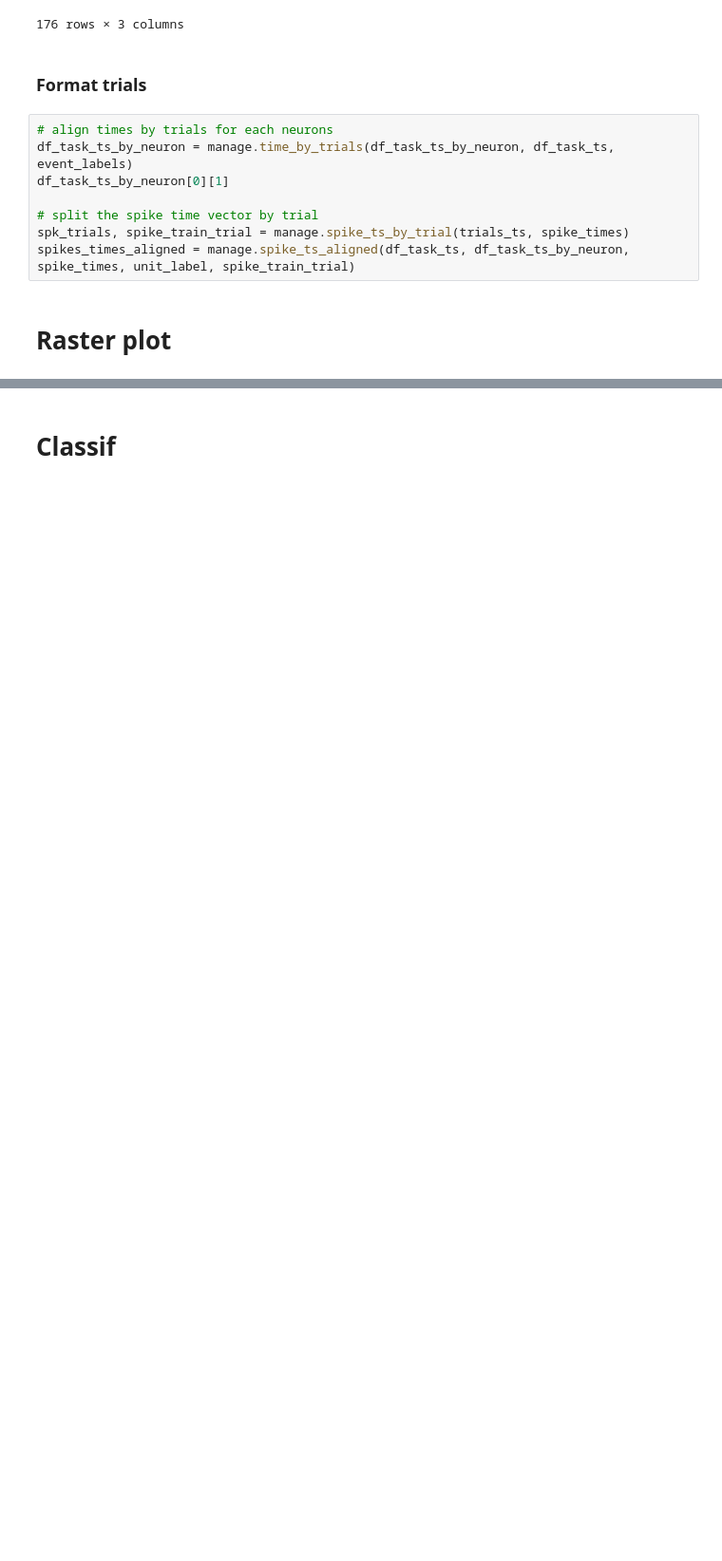
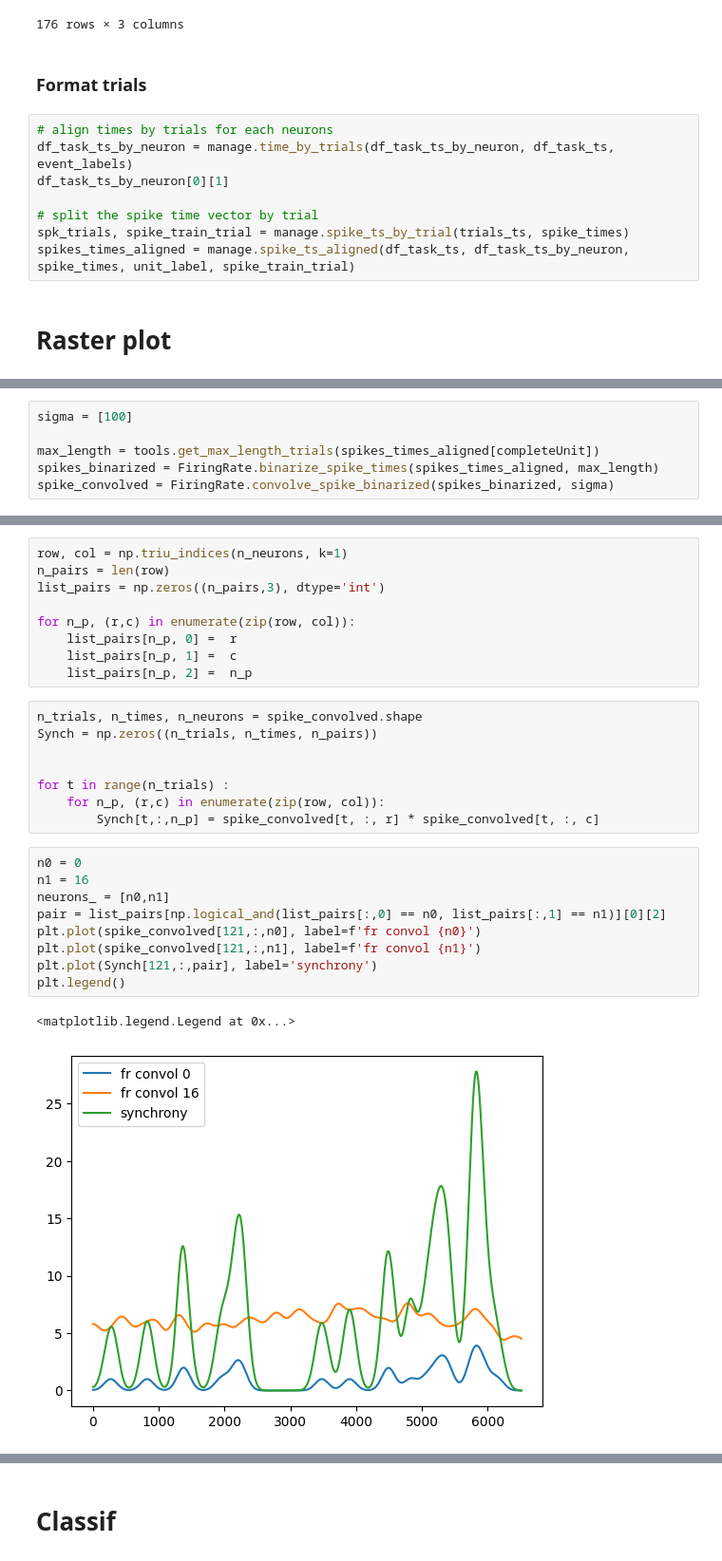
Before and after one commit to Lamifsud/pattern_classification_git, a Jupyter notebook: pipeline_drafts/HistGrad.ipynb, the cells around one changed output, grey strips where cells are left out. Shown at 95% size. Drawn from its saved outputs; the diff is of its cells as text; blank space fills up the shorter version.

```diff
--- a/pipeline_drafts/HistGrad.ipynb
+++ b/pipeline_drafts/HistGrad.ipynb
@@ -144,0 +158,6 @@ plt.show()
+# %%
+sigma = [100]
+
+max_length = tools.get_max_length_trials(spikes_times_aligned[completeUnit])
+spikes_binarized = FiringRate.binarize_spike_times(spikes_times_aligned, max_length)
+spike_convolved = FiringRate.convolve_spike_binarized(spikes_binarized, sigma)
@@ -145 +166,30 @@ plt.show()
+# %%
+row, col = np.triu_indices(n_neurons, k=1)
+n_pairs = len(row)
+list_pairs = np.zeros((n_pairs,3), dtype='int')
+
+for n_p, (r,c) in enumerate(zip(row, col)):
+    list_pairs[n_p, 0] =  r
+    list_pairs[n_p, 1] =  c
+    list_pairs[n_p, 2] =  n_p
+# %%
+n_trials, n_times, n_neurons = spike_convolved.shape
+Synch = np.zeros((n_trials, n_times, n_pairs))
+
+
+for t in range(n_trials) :
+    for n_p, (r,c) in enumerate(zip(row, col)):
+        Synch[t,:,n_p] = spike_convolved[t, :, r] * spike_convolved[t, :, c]
+# %%
+n0 = 0
+n1 = 16
+neurons_ = [n0,n1]
+pair = list_pairs[np.logical_and(list_pairs[:,0] == n0, list_pairs[:,1] == n1)][0][2]
+plt.plot(spike_convolved[121,:,n0], label=f'fr convol {n0}')
+plt.plot(spike_convolved[121,:,n1], label=f'fr convol {n1}')
+plt.plot(Synch[121,:,pair], label='synchrony')
+plt.legend()
+# %% [output]
+<matplotlib.legend.Legend at 0x...>
+[figure, added]
 # %% [markdown]
```
Also changed, not shown: parts of 35 cells of this notebook, 4 other files.
